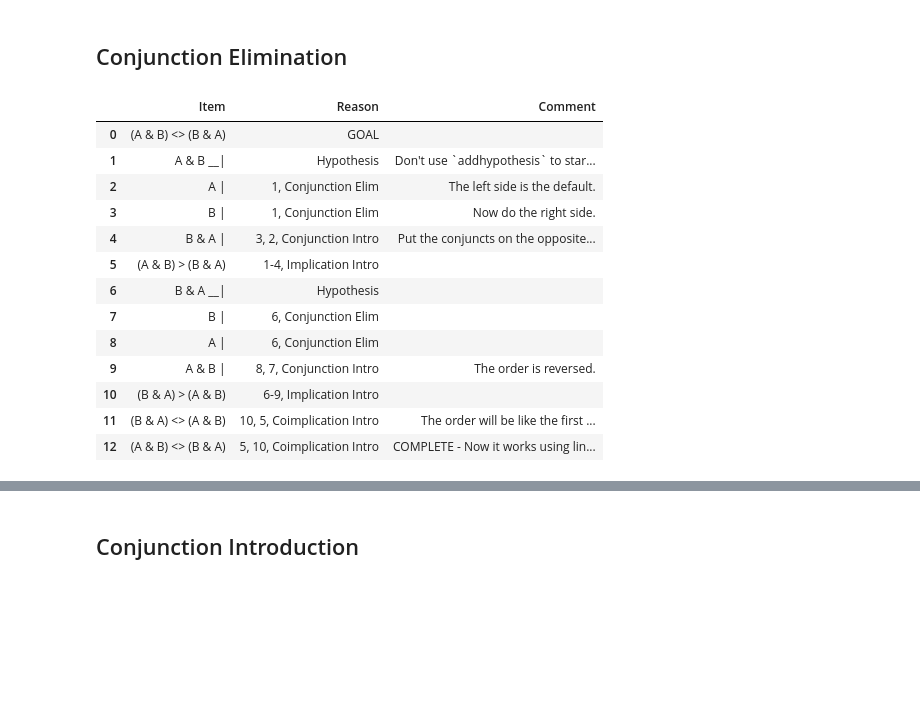
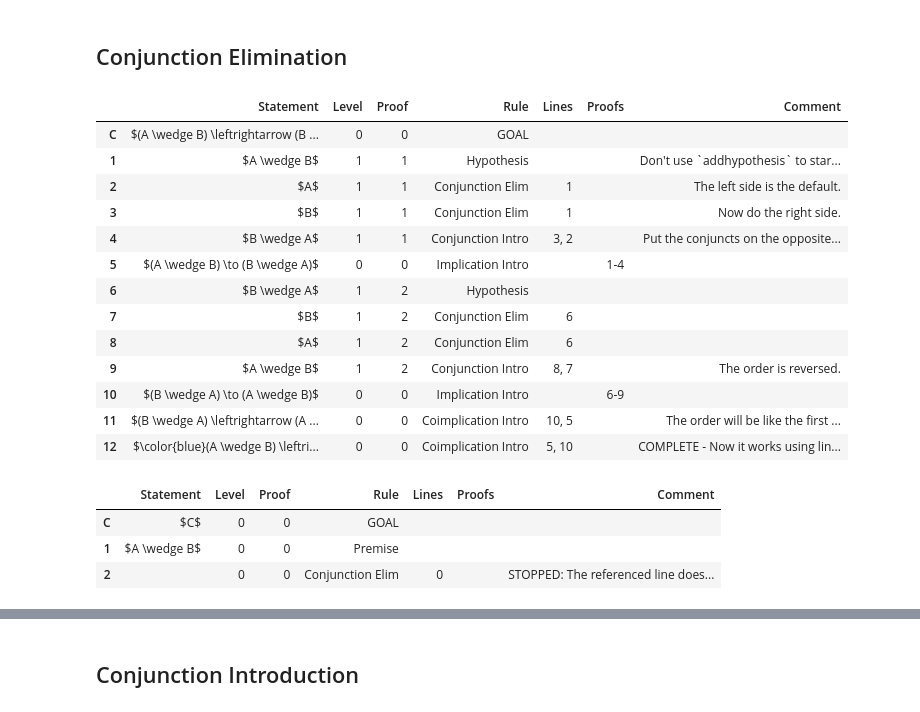
Before and after one commit to FrankHubeny/AltRea, a Jupyter notebook: rules.ipynb, the cells around one changed output, grey strips where cells are left out. Saved outputs shown, nothing was run; the diff lists cells and outputs as text; code cells hidden in the pictures; blank space fills up the shorter version.

```diff
--- a/rules.ipynb
+++ b/rules.ipynb
@@ -105,39 +522,59 @@ showproof(p, latex=0)
 # %%
 # (A & B) <> (B & A)
 
 from altrea.boolean import And, Implies, Iff, Wff
 from altrea.rules import Proof
-from altrea.display import showproof
+from altrea.display import showproof, showlines
 prf = Proof()
 A = Wff('A')
 B = Wff('B')
 prf.setlogic('C')
 prf.goal(Iff(And(A, B), And(B, A)))
 prf.hypothesis(And(A, B), comments="Don't use `addhypothesis` to start the subproof.")
 prf.conjunction_elim(1, comments='The left side is the default.')
 prf.conjunction_elim(1, side='right', comments='Now do the right side.')
 prf.conjunction_intro(3, 2, comments='Put the conjuncts on the opposite side.')
 prf.implication_intro()
 prf.hypothesis(And(B, A))
 prf.conjunction_elim(6)
 prf.conjunction_elim(6, side='right')
 prf.conjunction_intro(8, 7, comments='The order is reversed.')
 prf.implication_intro()
 prf.coimplication_intro(10, 5, comments='The order will be like the first statement on line 10.')
 prf.coimplication_intro(5, 10, comments='Now it works using line 5 first.')
-showproof(prf, latex=0)
+showlines(prf)
 # %% [output]
-|  | Item | Reason | Comment |
-| 0 | (A & B) <> (B & A) | GOAL |  |
-| 1 | A & B __| | Hypothesis | Don't use `addhypothesis` to star... |
-| 2 | A | | 1, Conjunction Elim | The left side is the default. |
-| 3 | B | | 1, Conjunction Elim | Now do the right side. |
-| 4 | B & A | | 3, 2, Conjunction Intro | Put the conjuncts on the opposite... |
-| 5 | (A & B) > (B & A) | 1-4, Implication Intro |  |
-| 6 | B & A __| | Hypothesis |  |
-| 7 | B | | 6, Conjunction Elim |  |
-| 8 | A | | 6, Conjunction Elim |  |
-| 9 | A & B | | 8, 7, Conjunction Intro | The order is reversed. |
-| 10 | (B & A) > (A & B) | 6-9, Implication Intro |  |
-| 11 | (B & A) <> (A & B) | 10, 5, Coimplication Intro | The order will be like the first ... |
-| 12 | (A & B) <> (B & A) | 5, 10, Coimplication Intro | COMPLETE - Now it works using lin... |
+|  | Statement | Level | Proof | Rule | Lines | Proofs | Comment |
+| C | $(A \wedge B) \leftrightarrow (B ... | 0 | 0 | GOAL |  |  |  |
+| 1 | $A \wedge B$ | 1 | 1 | Hypothesis |  |  | Don't use `addhypothesis` to star... |
+| 2 | $A$ | 1 | 1 | Conjunction Elim | 1 |  | The left side is the default. |
+| 3 | $B$ | 1 | 1 | Conjunction Elim | 1 |  | Now do the right side. |
+| 4 | $B \wedge A$ | 1 | 1 | Conjunction Intro | 3, 2 |  | Put the conjuncts on the opposite... |
+| 5 | $(A \wedge B) \to (B \wedge A)$ | 0 | 0 | Implication Intro |  | 1-4 |  |
+| 6 | $B \wedge A$ | 1 | 2 | Hypothesis |  |  |  |
+| 7 | $B$ | 1 | 2 | Conjunction Elim | 6 |  |  |
+| 8 | $A$ | 1 | 2 | Conjunction Elim | 6 |  |  |
+| 9 | $A \wedge B$ | 1 | 2 | Conjunction Intro | 8, 7 |  | The order is reversed. |
+| 10 | $(B \wedge A) \to (A \wedge B)$ | 0 | 0 | Implication Intro |  | 6-9 |  |
+| 11 | $(B \wedge A) \leftrightarrow (A ... | 0 | 0 | Coimplication Intro | 10, 5 |  | The order will be like the first ... |
+| 12 | $\color{blue}(A \wedge B) \leftri... | 0 | 0 | Coimplication Intro | 5, 10 |  | COMPLETE - Now it works using lin... |
+# %%
+# The line does not exist.
+
+from altrea.boolean import And, Wff
+from altrea.rules import Proof
+from altrea.display import showproof, showlines
+prf = Proof()
+A = Wff('A')
+B = Wff('B')
+C = Wff('C')
+prf.setlogic('C')
+prf.goal(C)
+prf.premise(And(A, B))
+prf.conjunction_elim(0)
+showlines(prf)
+# %% [output]
+|  | Statement | Level | Proof | Rule | Lines | Proofs | Comment |
+| C | $C$ | 0 | 0 | GOAL |  |  |  |
+| 1 | $A \wedge B$ | 0 | 0 | Premise |  |  |  |
+| 2 |  | 0 | 0 | Conjunction Elim | 0 |  | STOPPED: The referenced line does... |
```
Also changed, not shown: parts of 78 cells of this notebook, 26 other files.
